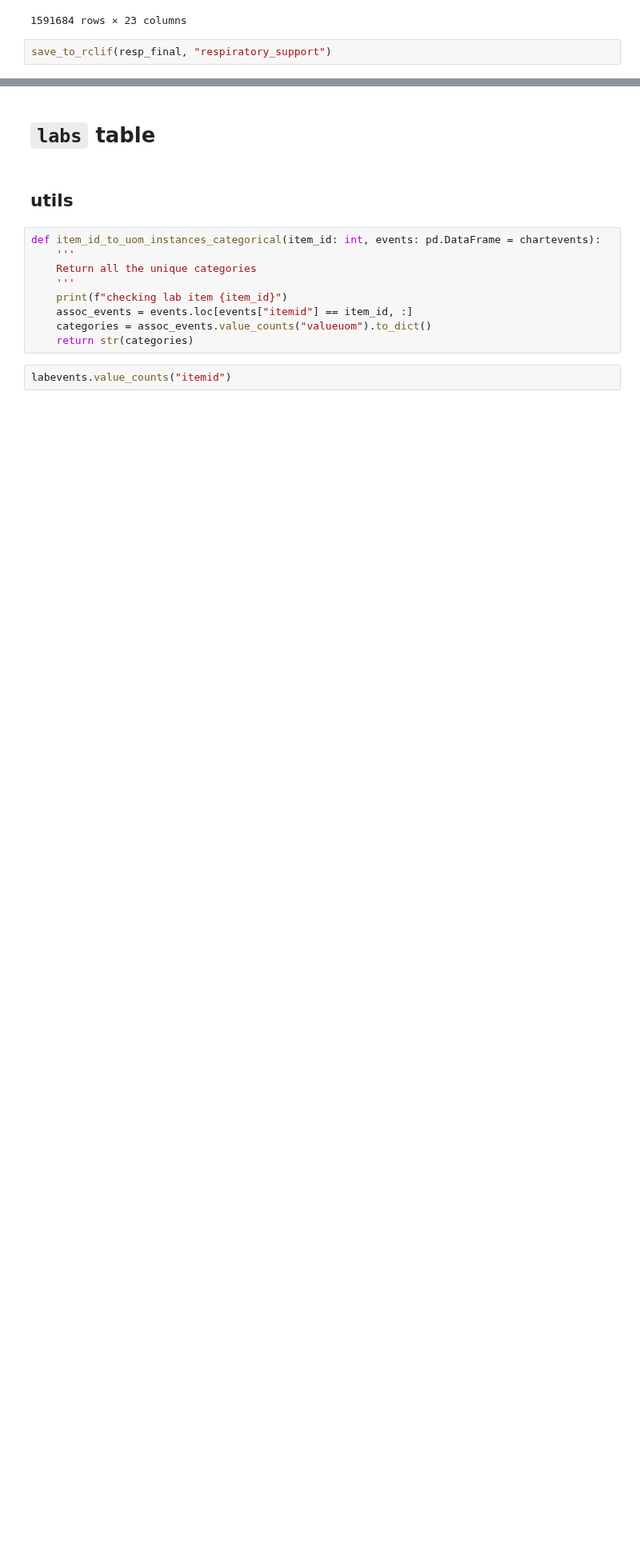
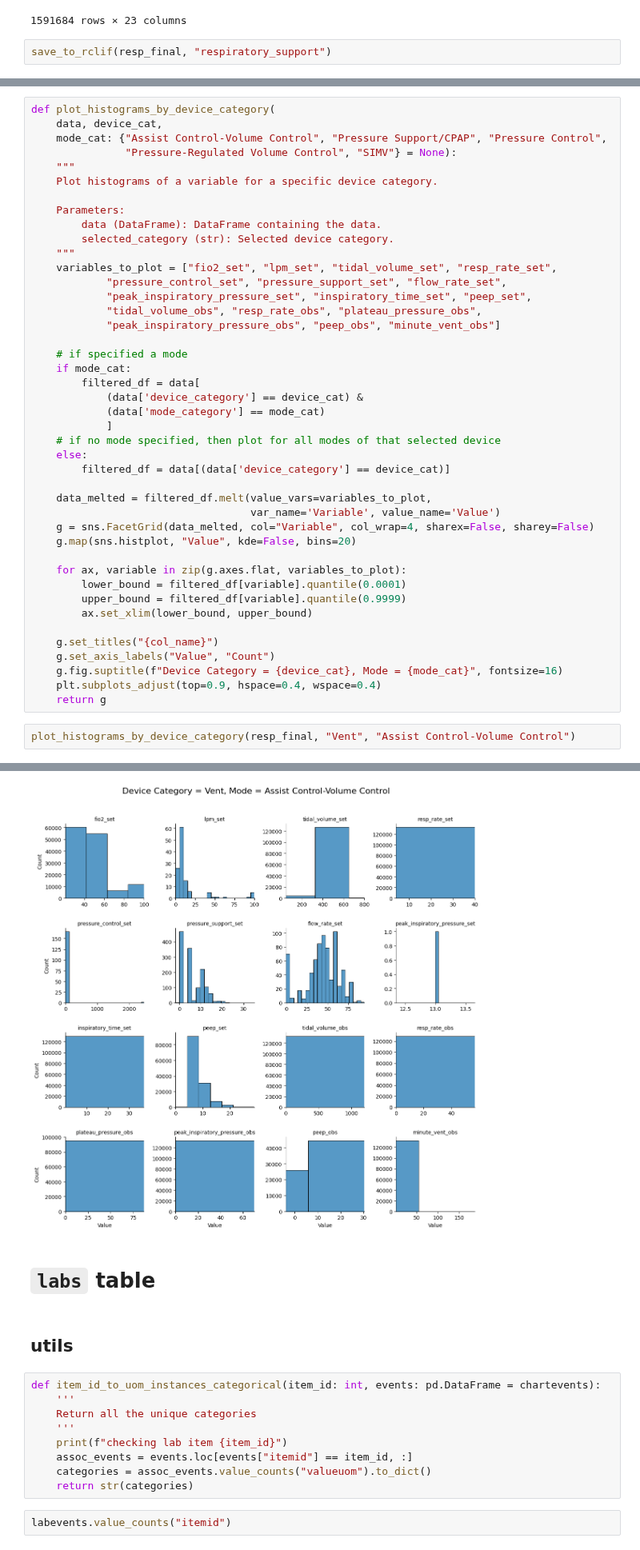
Before and after one commit to oldsandiaz/mimicclif, a Jupyter notebook: code/mimic-to-clif.ipynb, the cells around one changed output, grey strips where cells are left out. Shown at 80% size. Drawn from its saved outputs; the diff is of its cells as text; blank space fills up the shorter version.

```diff
--- a/code/mimic-to-clif.ipynb
+++ b/code/mimic-to-clif.ipynb
@@ -1538,0 +1642,46 @@ save_to_rclif(resp_final, "respiratory_support")
+# %%
+def plot_histograms_by_device_category(
+    data, device_cat,
+    mode_cat: {"Assist Control-Volume Control", "Pressure Support/CPAP", "Pressure Control",
+               "Pressure-Regulated Volume Control", "SIMV"} = None):
+    """
+    Plot histograms of a variable for a specific device category.
+
+    Parameters:
+        data (DataFrame): DataFrame containing the data.
+        selected_category (str): Selected device category.
+    """
+    variables_to_plot = ["fio2_set", "lpm_set", "tidal_volume_set", "resp_rate_set",
+            "pressure_control_set", "pressure_support_set", "flow_rate_set",
+            "peak_inspiratory_pressure_set", "inspiratory_time_set", "peep_set",
+            "tidal_volume_obs", "resp_rate_obs", "plateau_pressure_obs",
+            "peak_inspiratory_pressure_obs", "peep_obs", "minute_vent_obs"]
+
+    # if specified a mode
+    if mode_cat:
+        filtered_df = data[
+            (data['device_category'] == device_cat) &
+            (data['mode_category'] == mode_cat)
+            ]
+    # if no mode specified, then plot for all modes of that selected device
+    else:
+        filtered_df = data[(data['device_category'] == device_cat)]
+
+    data_melted = filtered_df.melt(value_vars=variables_to_plot,
+                                   var_name='Variable', value_name='Value')
+    g = sns.FacetGrid(data_melted, col="Variable", col_wrap=4, sharex=False, sharey=False)
+    g.map(sns.histplot, "Value", kde=False, bins=20)
+
+    for ax, variable in zip(g.axes.flat, variables_to_plot):
+        lower_bound = filtered_df[variable].quantile(0.0001)
+        upper_bound = filtered_df[variable].quantile(0.9999)
+        ax.set_xlim(lower_bound, upper_bound)
+
+    g.set_titles("{col_name}")
+    g.set_axis_labels("Value", "Count")
+    g.fig.suptitle(f"Device Category = {device_cat}, Mode = {mode_cat}", fontsize=16)
+    plt.subplots_adjust(top=0.9, hspace=0.4, wspace=0.4)
+    return g
+# %%
+plot_histograms_by_device_category(resp_final, "Vent", "Assist Control-Volume Control")
+# %% [output]
@@ -1539,3 +1689,4 @@ save_to_rclif(resp_final, "respiratory_support")
+[figure, added]
 # %% [markdown]
 # `labs` table
 # %% [markdown]
```
Also changed, not shown: parts of 21 cells of this notebook, 2 other files.
